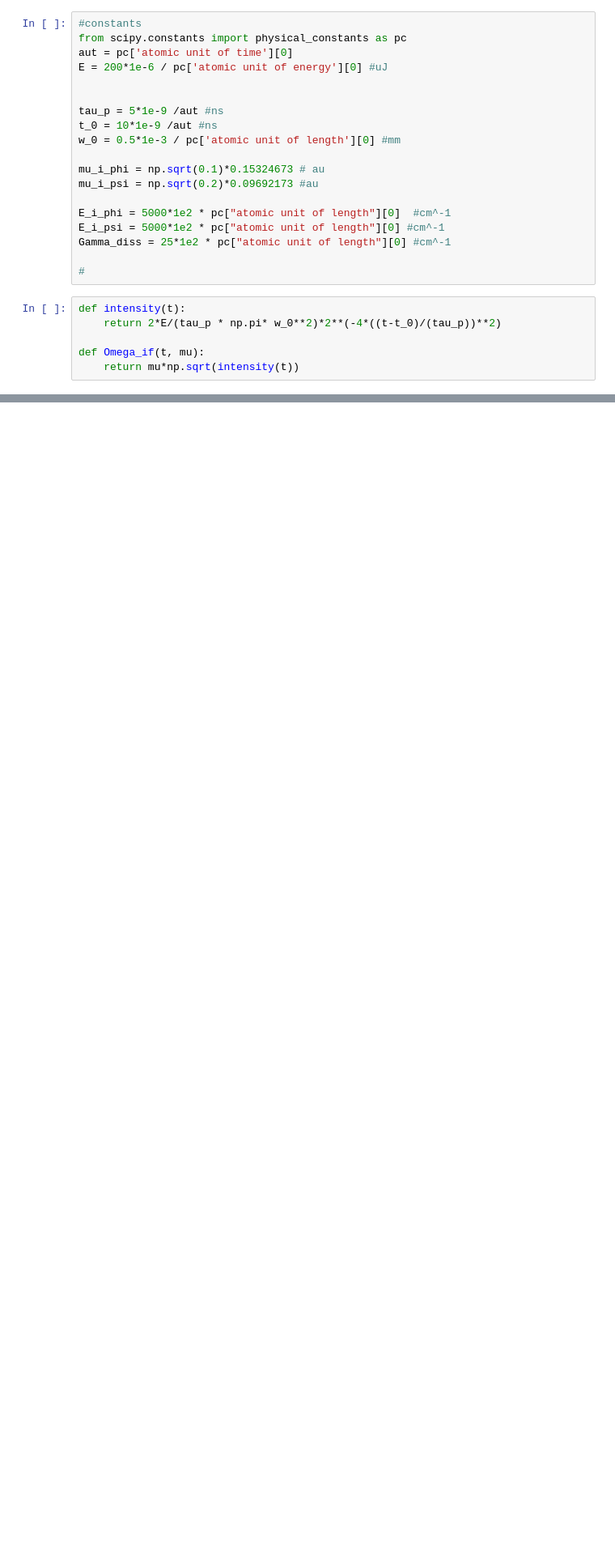
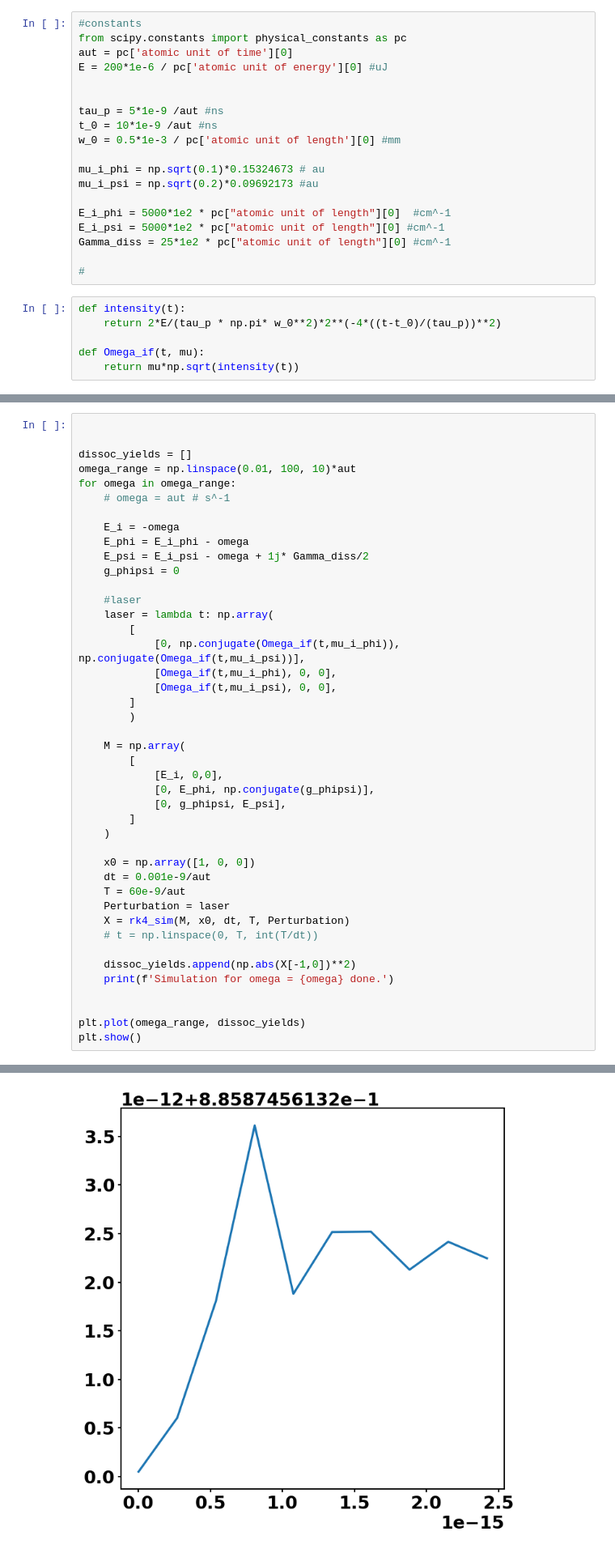
Before and after one commit to rzumbrunn/PCV_project, a Jupyter notebook: task3/task5.ipynb, the cells around one changed output, grey strips where cells are left out. Shown: that part at 81% size. Saved outputs shown, nothing was run; the diff lists cells and outputs as text; blank space fills up the shorter version.

Commit message:
added omega range for dissociation yield

```diff
--- a/task3/task5.ipynb
+++ b/task3/task5.ipynb
@@ -230,0 +198,44 @@ compare_padding_strats(M, np.array([1, 0, 0]), 0.001e-9/aut, 100e-9/aut, laser)
+# %%
+
+
+dissoc_yields = []
+omega_range = np.linspace(0.01, 100, 10)*aut
+for omega in omega_range:
+    # omega = aut # s^-1
+
+    E_i = -omega
+    E_phi = E_i_phi - omega
+    E_psi = E_i_psi - omega + 1j* Gamma_diss/2
+    g_phipsi = 0
+
+    #laser
+    laser = lambda t: np.array(
+        [
+            [0, np.conjugate(Omega_if(t,mu_i_phi)), np.conjugate(Omega_if(t,mu_i_psi))],
+            [Omega_if(t,mu_i_phi), 0, 0],
+            [Omega_if(t,mu_i_psi), 0, 0],
+        ]
+        )
+
+    M = np.array(
+        [
+            [E_i, 0,0],
+            [0, E_phi, np.conjugate(g_phipsi)],
+            [0, g_phipsi, E_psi],
+        ]
+    )
+
+    x0 = np.array([1, 0, 0])
+    dt = 0.001e-9/aut
+    T = 60e-9/aut
+    Perturbation = laser
+    X = rk4_sim(M, x0, dt, T, Perturbation)
+    # t = np.linspace(0, T, int(T/dt))
+
+    dissoc_yields.append(np.abs(X[-1,0])**2)
+    print(f'Simulation for omega = {omega} done.')
+
+
+plt.plot(omega_range, dissoc_yields)
+plt.show()
+# %% [output]
@@ -231,3 +252,4 @@ compare_padding_strats(M, np.array([1, 0, 0]), 0.001e-9/aut, 100e-9/aut, laser)
+[figure, added]
 # %%
 # plotly interactive plots
 import plotly.express as px
```
Also changed, not shown: parts of 2 cells of this notebook.
